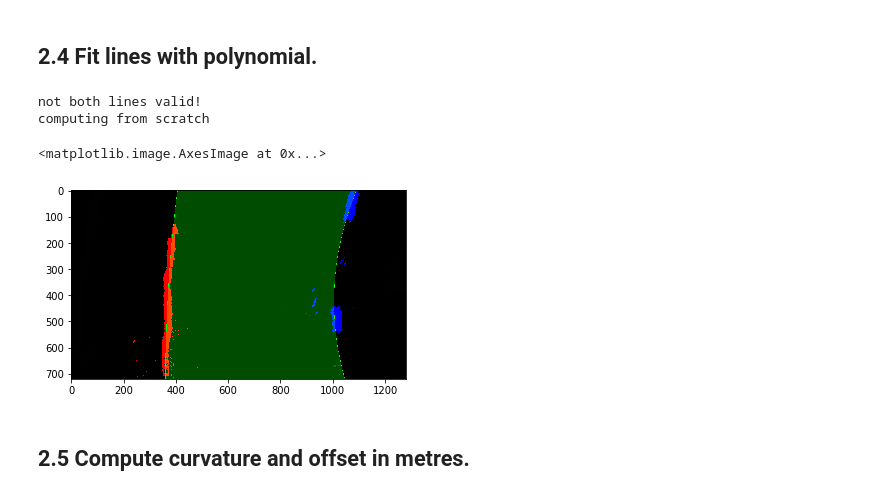
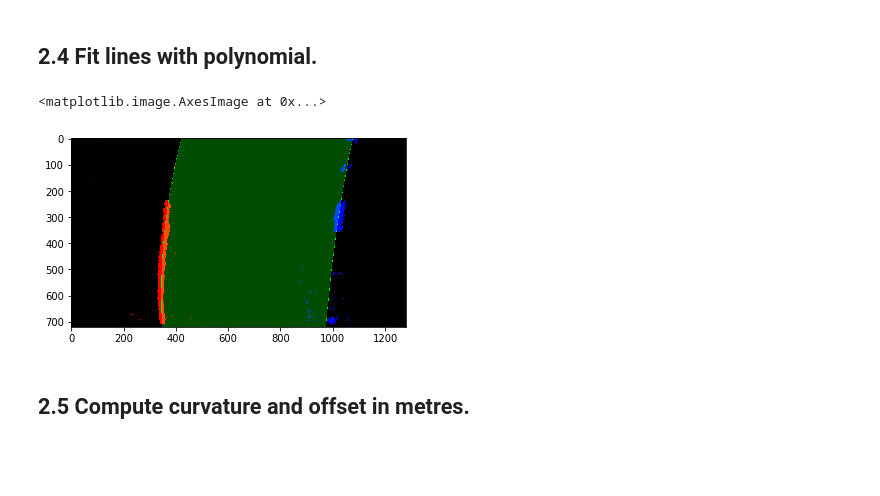
Before and after one commit to uv1000/P2, a Jupyter notebook: P2_SDC_Ulrich_Voll.ipynb, the cells around one changed output. Saved outputs shown, nothing was run; the diff lists cells and outputs as text; code cells hidden in the pictures; blank space fills up the shorter version.

```diff
--- a/P2_SDC_Ulrich_Voll.ipynb
+++ b/P2_SDC_Ulrich_Voll.ipynb
@@ -105,10 +105,10 @@ import matplotlib.image as mpimg
 import pickle
 
 #reading in an image
-#image = mpimg.imread('test_images/test1.jpg')
+image = mpimg.imread('test_images/test1.jpg')
 #image = mpimg.imread('test_images/test2.jpg')
 #image = mpimg.imread('test_images/test3.jpg')
-image = mpimg.imread('test_images/test4.jpg') # difficult one
+#image = mpimg.imread('test_images/test4.jpg') # difficult one
 #image = mpimg.imread('test_images/test5.jpg') # curvature uneven
 #image = mpimg.imread('test_images/test6.jpg')
 #image = mpimg.imread('test_images/straight_lines1.jpg')
@@ -162,11 +192,19 @@ def thresholding(img, s_thresh=(170, 255), sx_thresh=(20, 100)): #s_thresh=(170,
     # Stack each channel
     color_binary = np.dstack(( np.zeros_like(sxbinary), sxbinary, s_binary)) * 255
     combined_binary = np.zeros_like(sxbinary)
-    combined_binary[(s_binary == 1) | (sxbinary == 1)] = 1
+    combined_binary[(s_binary == 1) | (sxbinary == 1)] = 1 # & sometimes gives better results
 
-    return color_binary, combined_binary
+    return color_binary, combined_binary  # colour-binary just for plotting purposes
 
-result, result_gray = thresholding(image)
+result, result_gray_unclipped = thresholding(image)
+
+imshape = image.shape
+new_vertices = np.array([[(60,int(imshape[0]*0.99)),
+                          (imshape[1]*0.45,int(imshape[0]*0.6)),
+                          (imshape[1]*0.55,  int(imshape[0]*0.6)),
+                          (imshape[1]-50,int(imshape[0])*0.99)]], dtype=np.int32)
+result_gray = region_of_interest(result_gray_unclipped, new_vertices)
+
 
 plt.imshow(result_gray,cmap='gray')
 
@@ -253,7 +291,7 @@ plt.subplots_adjust(left=0., right=1, top=0.9, bottom=0.)
 class Line():
     def __init__(self):
         # was the line valid, i.e. self-consistent in the last iteration?
-        self.valid = False
+        self.valid = 0
         # was the line detected in the last iteration?
         self.detected = False
         # x values of the last n fits of the line
@@ -261,7 +299,7 @@ class Line():
         #average x values of the fitted line over the last n iterations
         self.bestx = np.zeros(720,dtype='int32')
         #polynomial coefficients averaged over the last n iterations
-        self.best_fit = None
+        self.best_fit = np.array([0,0,0], dtype='float')
         #polynomial coefficients for the most recent fit
         self.current_fit = [np.array([False])]
         #radius of curvature of the line in some units
@@ -286,7 +324,7 @@ binary_warped = top_down_gray  #use image from last step in pipeline
 
 
 def find_lane_pixels_from_scratch(binary_warped):
-    print("computing from scratch")
+    #print("computing from scratch")
     # Take a histogram of the bottom half of the image
     histogram = np.sum(binary_warped[binary_warped.shape[0]//3:,:], axis=0)
     # Create an output image to draw on and visualize the result
@@ -403,6 +441,10 @@ def find_lane_pixels_using_prev(binary_warped):
     left_fitx_ = left_fit[0]*nonzeroy**2 + left_fit[1]*nonzeroy + left_fit[2]
     right_fitx_ = right_fit[0]*nonzeroy**2 + right_fit[1]*nonzeroy + right_fit[2]
 
+    #left_fitx_ = lLine.allx
+    #right_fitx_ = rLine.allx
+
+
     win_xleft_low = left_fitx_ - margin
     win_xleft_high = left_fitx_+ margin
     win_xright_low = right_fitx_ - margin
@@ -424,13 +466,16 @@ def find_lane_pixels_using_prev(binary_warped):
     # Run image through the pipeline
     # Note that in your project, you'll also want to feed in the previous fits
     #result = search_around_poly(binary_warped)
-    return np.int32(left_fitx), np.int32(ploty) , np.int32(right_fitx), np.int32(ploty) #leftx, lefty, rightx, righty
+    #REMARK better saturate these values ..
+    left_fitx_out =  np.int32(np.maximum(np.minimum(left_fitx, 1279),0 ))
+    right_fitx_out =  np.int32(np.maximum(np.minimum(right_fitx, 1279),0 ))
+    return left_fitx_out, np.int32(ploty) , right_fitx_out , np.int32(ploty) #leftx, lefty, rightx, righty
 
 
 def fit_polynomial(binary_warped):
     # Find our lane pixels first
-    if not (lLine.valid and rLine.valid):
-        print("not both lines valid!")
+    if not ((lLine.valid) >10 and (rLine.valid>10)):
+        #print("not both lines valid!")
         leftx, lefty, rightx, righty = find_lane_pixels_from_scratch(binary_warped)
     else:
         leftx, lefty, rightx, righty = find_lane_pixels_using_prev(binary_warped)
@@ -487,37 +532,35 @@ def fit_polynomial(binary_warped):
     window_img = np.zeros_like(out_img)
 
     margin=np.int32(10)
 
     #left_line_window1 = np.array([np.transpose(np.vstack([left_fitx-margin, ploty]))])
     #left_line_window2 = np.array([np.flipud(np.transpose(np.vstack([left_fitx+margin,
     #                          ploty])))])
     #left_line_pts = np.hstack((left_line_window1, left_line_window2))
     #right_line_window1 = np.array([np.transpose(np.vstack([right_fitx-margin, ploty]))])
     #right_line_window2 = np.array([np.flipud(np.transpose(np.vstack([right_fitx+margin,
     #                          ploty])))])
     #right_line_pts = np.hstack((right_line_window1, right_line_window2))
     #cv2.fillPoly(window_img, np.int32([left_line_pts]), (0,255, 0))
     #cv2.fillPoly(window_img, np.int32([right_line_pts]), (0,255, 0))
 
     green_stripe_window1 = np.array([np.transpose(np.vstack([left_fitxv, ploty]))])
     green_stripe_window2 = np.array([np.flipud(np.transpose(np.vstack([right_fitxv,
                               ploty])))])
     green_stripe_pts = np.hstack((green_stripe_window1, green_stripe_window2))
     cv2.fillPoly(window_img, np.int32([green_stripe_pts]), (0,255, 0))
 
     result = cv2.addWeighted(out_img, 1, window_img, 0.3, 0)
 
     return result,ploty,left_fitx,right_fitx ,left_fit,right_fit
 
 
 out_img, ploty,left_fitx,right_fitx, left_fit,right_fit = fit_polynomial(binary_warped)
 
 plt.imshow(out_img)
 # %% [output]
-not both lines valid!
-computing from scratch
+<matplotlib.image.AxesImage at 0x...>
-<matplotlib.image.AxesImage at 0x...>
-[figure, old version]
+[figure, new version]
 # %% [markdown]
 ## 2.5 Compute curvature and offset in metres.
 # %%
```
Also changed, not shown: parts of 15 cells of this notebook, 1 other file.
